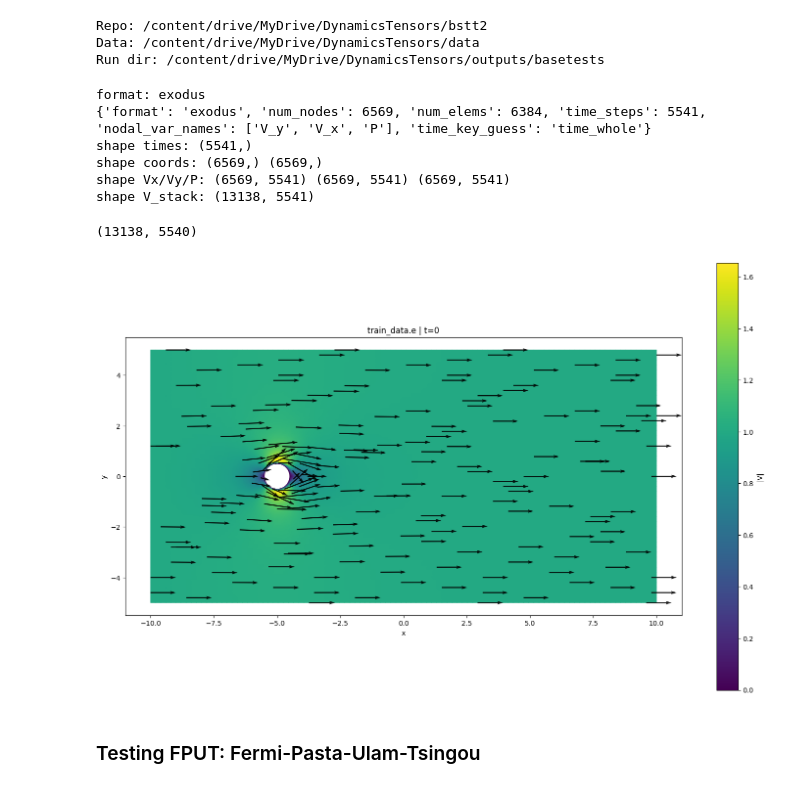
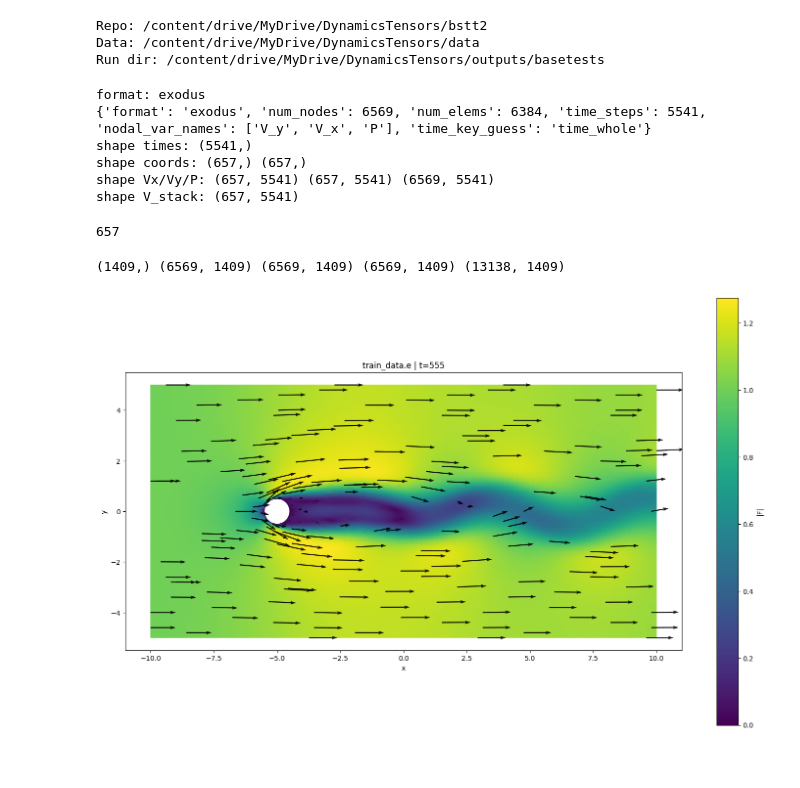
Before and after one commit to StephenVintskevich/bstt2, a Jupyter notebook: notebooks/BSTT_crossflow.ipynb, the cells around one changed output. Saved outputs shown, nothing was run; the diff lists cells and outputs as text; code cells hidden in the pictures.

```diff
--- a/notebooks/BSTT_crossflow.ipynb
+++ b/notebooks/BSTT_crossflow.ipynb
@@ -57,6 +57,16 @@ print("format:", name_scan(train_path))
 meta = inspect_fields(train_path)
 print(meta)
 times, coordx, coordy, Vx, Vy, P, V_stack = load_fields(train_path, t_start=0, t_count=None)
+stride = 10
+idx = np.arange(0, coordx, stride)
+
+coordx = coordx[idx]
+coordy = coordy[idx]
+Vx = Vx[idx, :]
+Vy = Vy[idx, :]
+V_stack = V_stack[idx,]
+
+
 print("shape times:", times.shape)
 print("shape coords:", coordx.shape, coordy.shape)
 print("shape Vx/Vy/P:", Vx.shape, Vy.shape, P.shape)
@@ -65,16 +75,28 @@ print("shape V_stack:", V_stack.shape)
 format: exodus
 {'format': 'exodus', 'num_nodes': 6569, 'num_elems': 6384, 'time_steps': 5541, 'nodal_var_names': ['V_y', 'V_x', 'P'], 'time_key_guess': 'time_whole'}
 shape times: (5541,)
-shape coords: (6569,) (6569,)
-shape Vx/Vy/P: (6569, 5541) (6569, 5541) (6569, 5541)
-shape V_stack: (13138, 5541)
+shape coords: (657,) (657,)
+shape Vx/Vy/P: (657, 5541) (657, 5541) (6569, 5541)
+shape V_stack: (657, 5541)
-# %%
-# Velocities vector fields extracted, data is stucked in V = [Vx,Vy,T].
-# Culculating difference ( extremely simple)
-dV_stuck = np.diff(V_stack, axis = 1)
-dV_stuck.shape
-# %% [output]
-(13138, 5540)
+# %%
+coordx.shape[0]
+# %% [output]
+657
+# %%
+# Velocities vector fields extracted, data is stucked in V = [Vx,Vy,T].
+# Culculating difference ( extremely simple)
+dV_stack = np.diff(V_stack, axis = 1)
+dV_x = dV_stack[0:Vx.shape[0],:]
+dV_y = dV_stack[Vx.shape[0] : Vx.shape[0] + Vy.shape[0],:]
+
+# Test Data:
+times_t, x_t, y_t, Vx_t, Vy_t, P_t, V_stack_t = load_fields(test_path, t_start=0, t_count=5541)
+print(times_t.shape, Vx_t.shape, Vy_t.shape, P_t.shape, V_stack_t.shape)
+dV_stack_t= np.diff(V_stack_t, axis = 1)
+dV_x_t = dV_stack_t[0:Vx_t.shape[0],:]
+dV_y = dV_stack_t[Vx_t.shape[0] : Vx_t.shape[0] + Vy_t.shape[0],:]
+# %% [output]
+(1409,) (6569, 1409) (6569, 1409) (6569, 1409) (13138, 1409)
 # %%
 def plot_vector_field(Fx,Fy, path, t_index=0, quiver_frac=0.03, probe_node=None):
     ds = Dataset(path, "r")
@@ -107,7 +129,7 @@ def plot_vector_field(Fx,Fy, path, t_index=0, quiver_frac=0.03, probe_node=None)
     fig, ax = plt.subplots(figsize=(15, 10))
     # Heatmap on unstructured mesh
     tpc = ax.tripcolor(tri, magnitude, shading="gouraud")
-    cb = plt.colorbar(tpc, ax=ax, shrink=0.9, label="|V|")
+    cb = plt.colorbar(tpc, ax=ax, shrink=0.9, label="|F|")
     # Quiver on top
     ax.quiver(
         x[q_idx], y[q_idx], Vx_t[q_idx], Vy_t[q_idx],
@@ -120,8 +142,6 @@ def plot_vector_field(Fx,Fy, path, t_index=0, quiver_frac=0.03, probe_node=None)
     fig.tight_layout()
     plt.show()
 # %%
-plot_vector_field(Vx,Vy,train_path)
+plot_vector_field(Vx,Vy,train_path,  t_index=555)
 # %% [output]
-[figure, old version]
+[figure, new version]
-# %% [markdown]
-### Testing FPUT: Fermi-Pasta-Ulam-Tsingou
```
Also changed, not shown: parts of 10 cells of this notebook, 1 other file.
